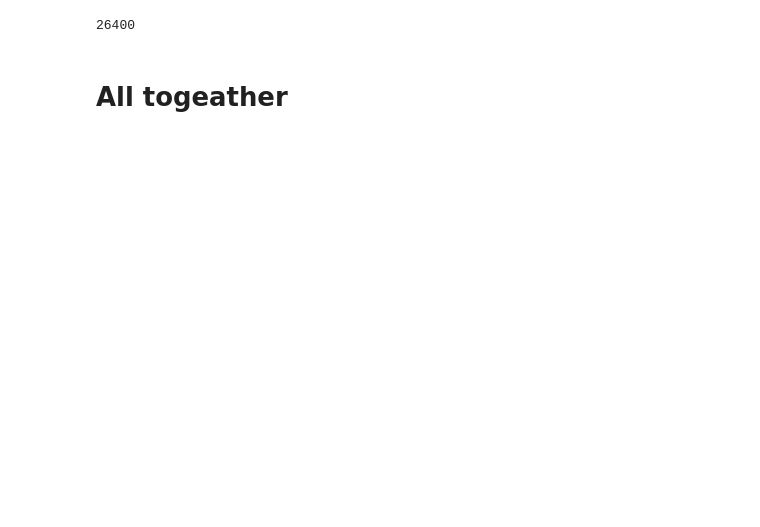
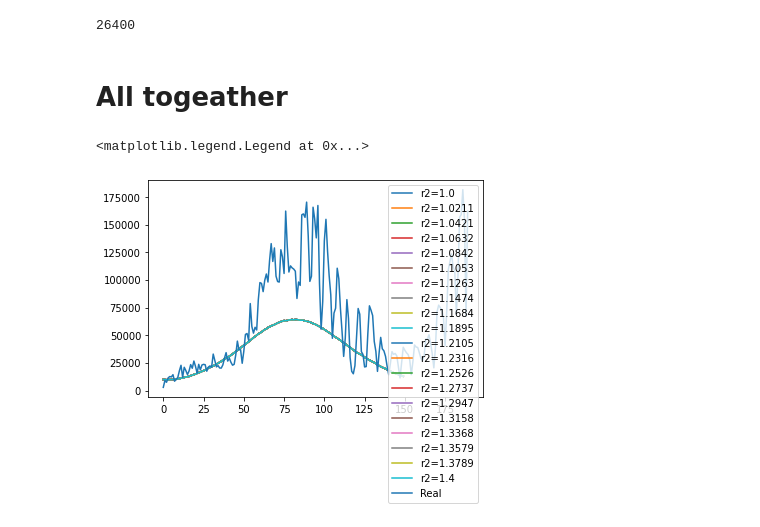
Before and after one commit to kolokcse/covid19-santiago, a Jupyter notebook: code/hun_codes/stats.ipynb, the cells around one changed output. Drawn from its saved outputs; the diff is of its cells as text; code cells hidden in the pictures; blank space fills up the shorter version.

```diff
--- a/code/hun_codes/stats.ipynb
+++ b/code/hun_codes/stats.ipynb
@@ -190,8 +190,10 @@ Number of age groups 16
 # Check the number of infected agents
 Sum_L = 0
 Sum_I = 0
+Sum_All = 0
 for i in range(len(cities)):
     Sum_L += sum([age['L'] for age in pops["populations"][i]['age']])
     Sum_I += sum([age['I'] for age in pops["populations"][i]['age']])
-print(Sum_L,Sum_I)
+    Sum_All += sum([age['N'] for age in pops["populations"][i]['age']])
+print(Sum_L,Sum_I, Sum_All)
 # %% [output]
@@ -302,11 +326,11 @@ Text(0.5, 1.0, 'Simalation vs real data')
 base_args = {
     "--config": "../input/hun",
     "--out": "../output/sim/temp.txt",
-    "--maxT": "2"
+    "--maxT": "150"
 }
 
 global_args = {
-    "procnum": 4,
+    "procnum": 20,
 }
 # %%
 import os
@@ -368,0 +402,10 @@ def get_inf_curve(filename):
+# %%
+sims = measure("r2", "--r2", np.linspace(1.0, 1.4, 20))
+# %%
+for val,file in sims:
+    plt.plot(get_inf_curve(file), label=f"r2={val}")
+plt.plot(real_data["I"]*25, label="Real")
+plt.legend()
+# %% [output]
+<matplotlib.legend.Legend at 0x...>
+[figure, added]
```
Also changed, not shown: parts of 16 cells of this notebook, 4 other files.
